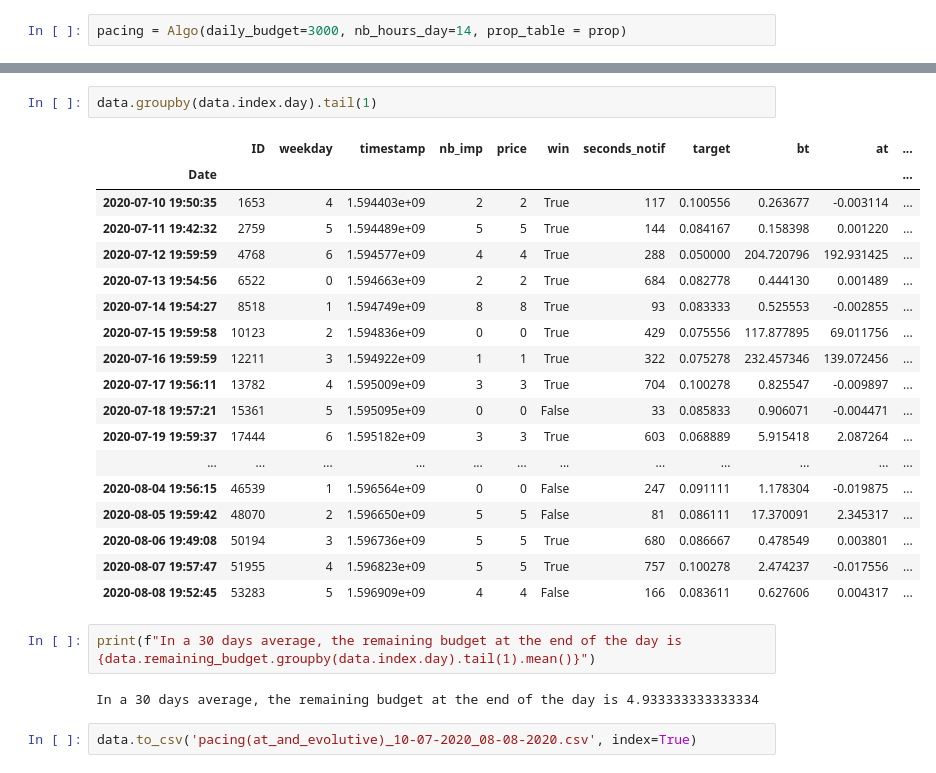
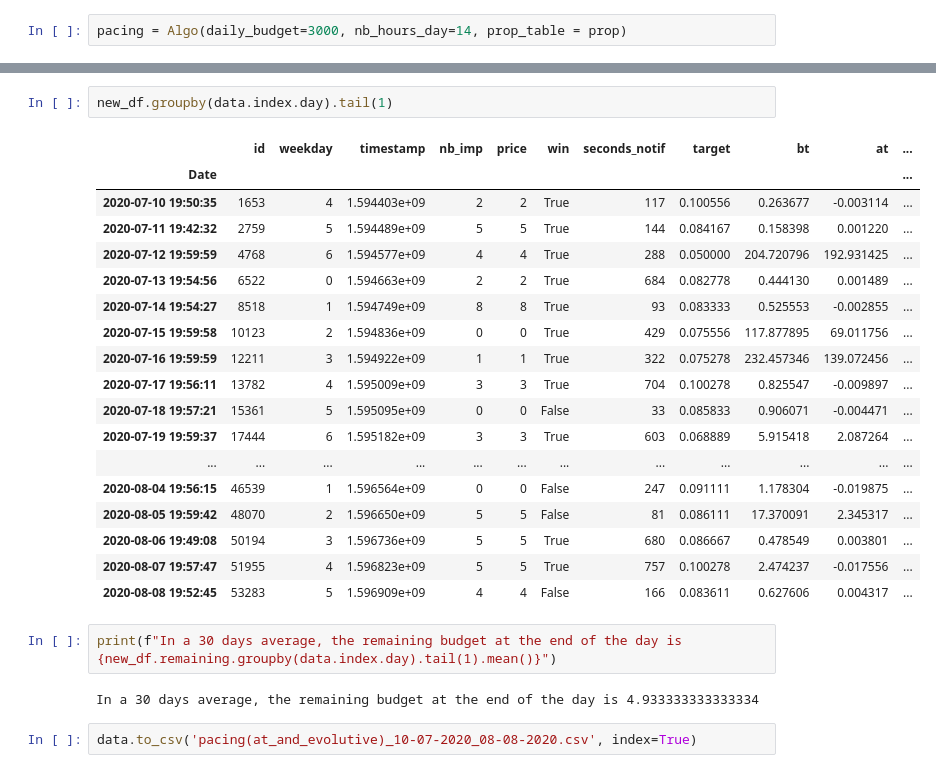
Before and after one commit to ThomasM-mecen/Displayce_internship, a Jupyter notebook: Pacing/Algorithmes.ipynb, the cells around one changed output, grey strips where cells are left out. Cells and saved outputs as stored; diff of their text form.

```diff
--- a/Pacing/Algorithmes.ipynb
+++ b/Pacing/Algorithmes.ipynb
@@ -481,7 +464,7 @@ data['spent_budget'] = spent
 # %%
-data.groupby(data.index.day).tail(1)
+new_df.groupby(data.index.day).tail(1)
 # %% [output]
-|  | ID | weekday | timestamp | nb_imp | price | win | seconds_notif | target | bt | at | ... |
+|  | id | weekday | timestamp | nb_imp | price | win | seconds_notif | target | bt | at | ... |
 | Date |  |  |  |  |  |  |  |  |  |  | ... |
 | 2020-07-10 19:50:35 | 1653 | 4 | 1.594403e+09 | 2 | 2 | True | 117 | 0.100556 | 0.263677 | -0.003114 | ... |
 | 2020-07-11 19:42:32 | 2759 | 5 | 1.594489e+09 | 5 | 5 | True | 144 | 0.084167 | 0.158398 | 0.001220 | ... |
@@ -500,7 +483,7 @@ data.groupby(data.index.day).tail(1)
 | 2020-08-07 19:57:47 | 51955 | 4 | 1.596823e+09 | 5 | 5 | True | 757 | 0.100278 | 2.474237 | -0.017556 | ... |
 | 2020-08-08 19:52:45 | 53283 | 5 | 1.596909e+09 | 4 | 4 | False | 166 | 0.083611 | 0.627606 | 0.004317 | ... |
 # %%
-print(f"In a 30 days average, the remaining budget at the end of the day is {data.remaining_budget.groupby(data.index.day).tail(1).mean()}")
+print(f"In a 30 days average, the remaining budget at the end of the day is {new_df.remaining.groupby(data.index.day).tail(1).mean()}")
 # %% [output]
 In a 30 days average, the remaining budget at the end of the day is 4.933333333333334
 # %%
```
Also changed, not shown: parts of 6 cells of this notebook, 1 other file.
